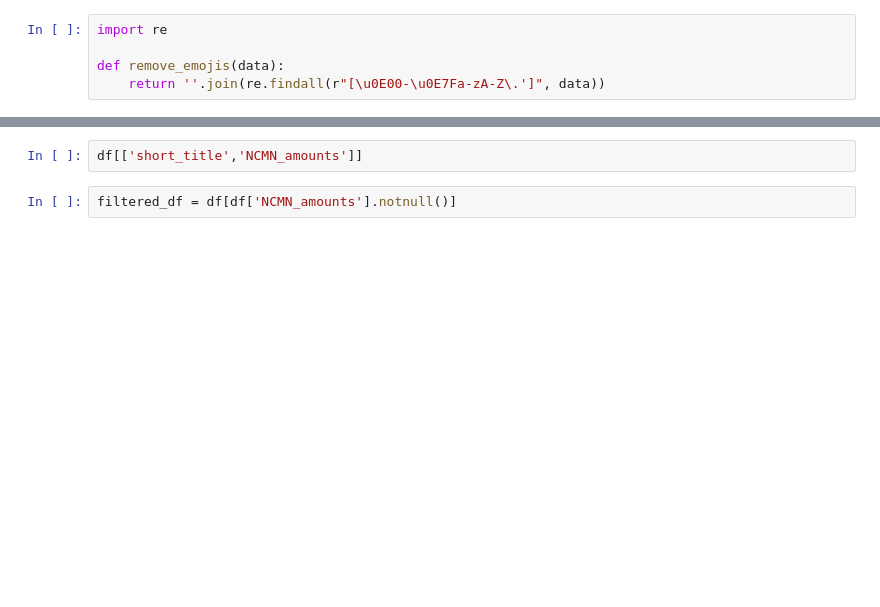
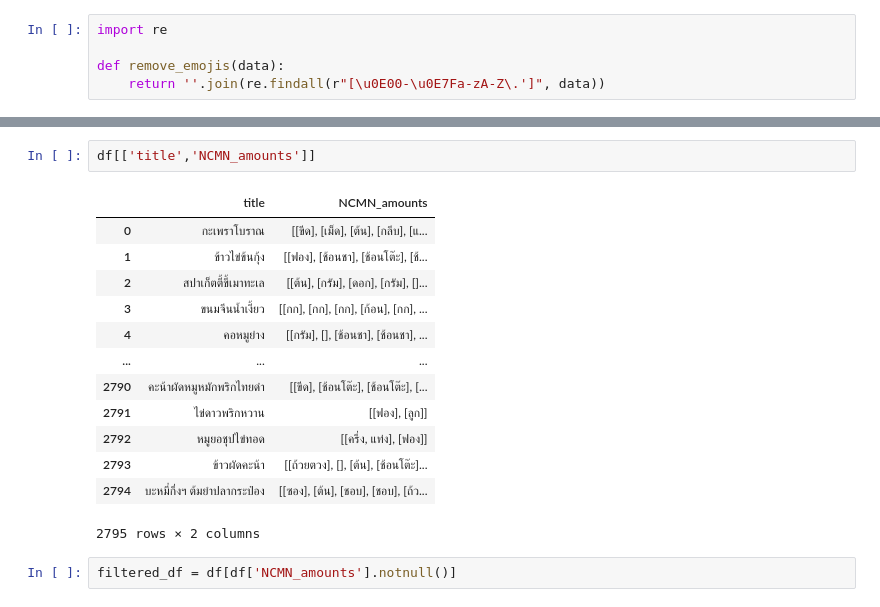
Before and after one commit to Kin-Arai-Dee/model, a Jupyter notebook: preprocess/amoung_unit.ipynb, the cells around one changed output, grey strips where cells are left out. Cells and saved outputs as stored; diff of their text form; blank space fills up the shorter version.

```diff
--- a/preprocess/amoung_unit.ipynb
+++ b/preprocess/amoung_unit.ipynb
@@ -46,4 +96,18 @@ df['NCMN_amounts'] = df['amounts'].apply(filter_only_NCMN)
 # %%
-df[['short_title','NCMN_amounts']]
+df[['title','NCMN_amounts']]
+# %% [output]
+|  | title | NCMN_amounts |
+| 0 | กะเพราโบราณ | [[ขีด], [เม็ด], [ต้น], [กลีบ], [แ... |
+| 1 | ข้าวไข่ข้นกุ้ง | [[ฟอง], [ช้อนชา], [ช้อนโต๊ะ], [ช้... |
+| 2 | สปาเก็ตตี้ขี้เมาทะเล | [[ต้น], [กรัม], [ดอก], [กรัม], []... |
+| 3 | ขนมจีนน้ำเงี้ยว | [[กก], [กก], [กก], [ก้อน], [กก], ... |
+| 4 | คอหมูย่าง | [[กรัม], [], [ช้อนชา], [ช้อนชา], ... |
+| ... | ... | ... |
+| 2790 | คะน้าผัดหมูหมักพริกไทยดำ | [[ขีด], [ช้อนโต๊ะ], [ช้อนโต๊ะ], [... |
+| 2791 | ไข่ดาวพริกหวาน | [[ฟอง], [ลูก]] |
+| 2792 | หมูยอชุปไข่ทอด | [[ครึ่ง, แท่ง], [ฟอง]] |
+| 2793 | ข้าวผัดคะน้า | [[ถ้วยตวง], [], [ต้น], [ช้อนโต๊ะ]... |
+| 2794 | บะหมี่กึ่งฯ ต้มยำปลากระป๋อง | [[ซอง], [ต้น], [ชอบ], [ชอบ], [ถ้ว... |
+2795 rows × 2 columns
 # %%
 filtered_df = df[df['NCMN_amounts'].notnull()]
```
Also changed, not shown: parts of 19 cells of this notebook, 14 other files.
